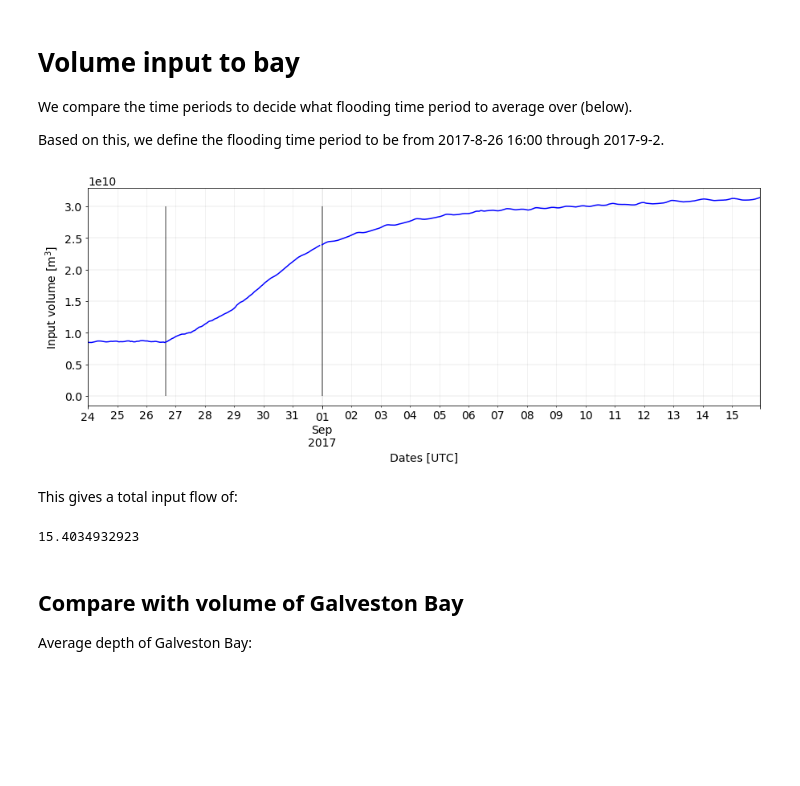
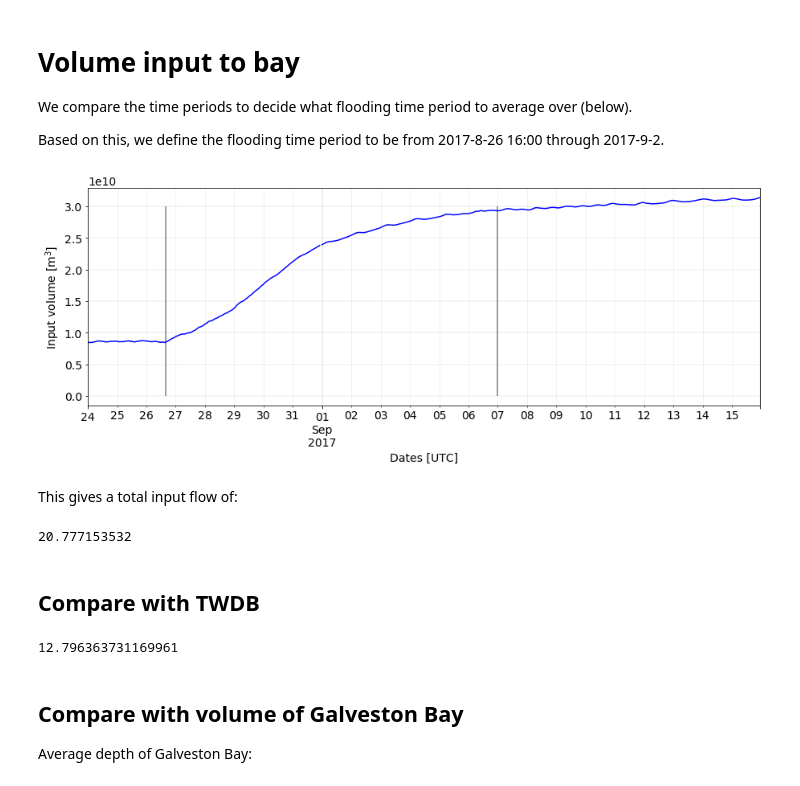
Before and after one commit to kthyng/flood_estimate, a Jupyter notebook: Hurricane Harvey Freshwater Input.ipynb, the cells around one changed output. Cells and saved outputs as stored; diff of their text form; code cells hidden in the pictures; blank space fills up the shorter version.

```diff
--- a/Hurricane Harvey Freshwater Input.ipynb
+++ b/Hurricane Harvey Freshwater Input.ipynb
@@ -794,26 +797,34 @@ Based on this, we define the flooding time period to be from 2017-8-26 16:00 thr
 # %%
 dst4 = '2017-8-24'; den4 =  '2017-9-15'
 ax = Vincum[dst4:den4].plot(figsize=(15,5), grid=True, color='b')
 ax.set_ylabel('Input volume [m$^3$]')
 
 
 # dpre = '2017-8-1'  # start of pre-storm
 dstorm = '2017-8-26 16:00'  # start of storm
-dpost = '2017-9-1  00:00' # '2017-9-5 00:00'  # post storm
+dpost = '2017-9-7  00:00' # '2017-9-5 00:00'  # post storm
 ax.vlines(dstorm, 0,3e10, alpha=0.5)
 ax.vlines(dpost, 0,3e10, alpha=0.5)
 
 ax.grid(which='major', lw=1.5, color='k', alpha=0.05)
 ax.grid(which='minor', lw=1, color='k', alpha=0.05)
 # %% [output]
-[figure, old version]
+[figure, new version]
 # %% [markdown]
 This gives a total input flow of:
 # %%
 Vin = (Vincum[dpost] - Vincum[dstorm])/1000**3  # km^3
 print(Vin)
 # %% [output]
-15.4034932923
+20.777153532
+# %% [markdown]
+## Compare with TWDB
+# %%
+# multiply by seconds per day to get volume
+QTWDBharvey = (inf[dstorm:dpost]*86400).sum()/1000**3
+print(QTWDBharvey)
+# %% [output]
+12.796363731169961
 # %% [markdown]
 ## Compare with volume of Galveston Bay
 
```
Also changed, not shown: parts of 10 cells of this notebook.
